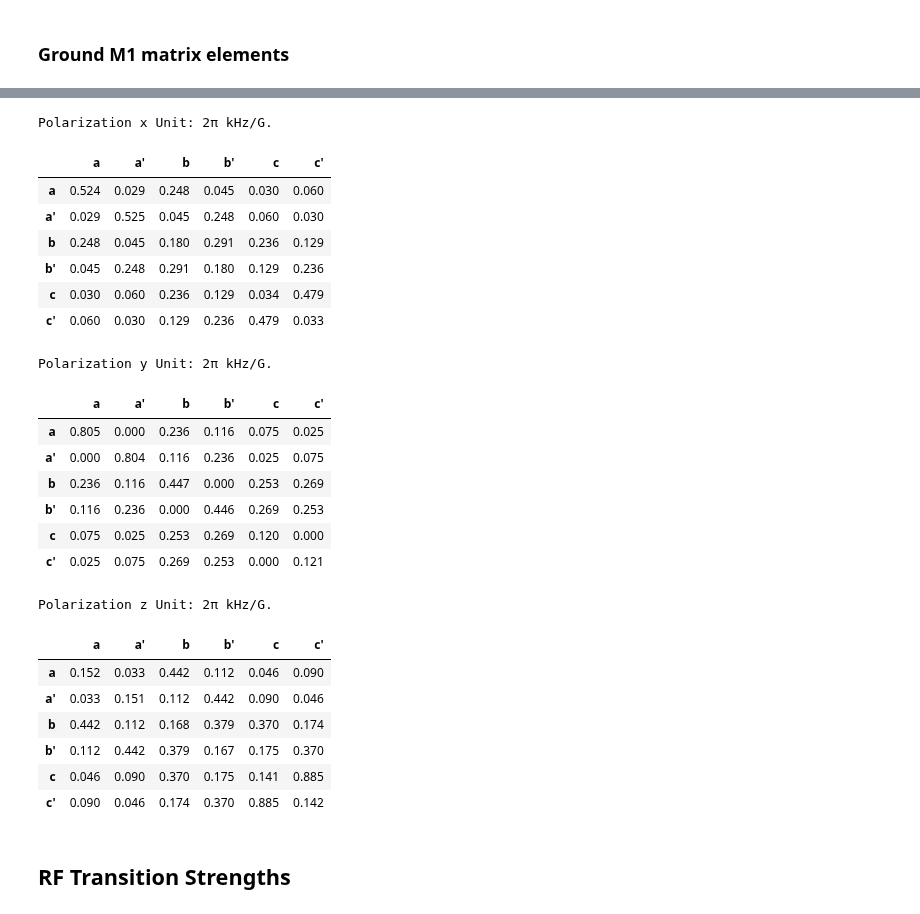
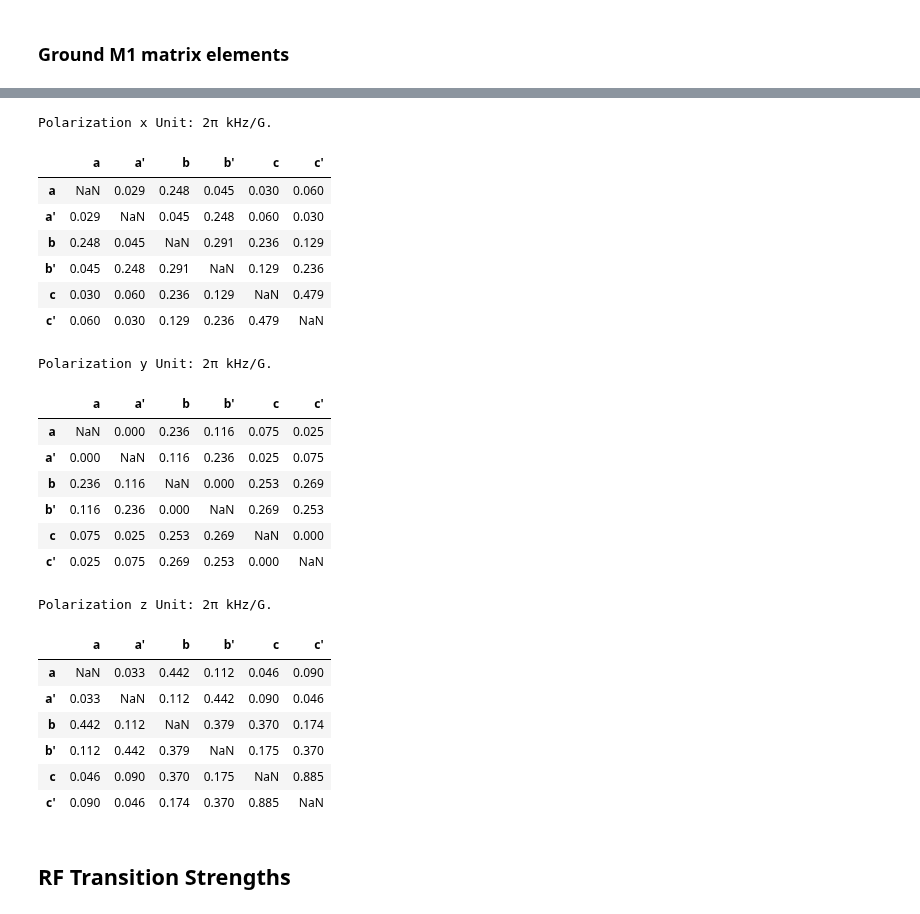
Before and after one commit to vuthalab/onix, a Jupyter notebook: analysis/calculations/transition_matrix_elements.ipynb, the cells around one changed output, grey strips where cells are left out. Drawn from its saved outputs; the diff is of its cells as text; code cells hidden in the pictures.

```diff
--- a/analysis/calculations/transition_matrix_elements.ipynb
+++ b/analysis/calculations/transition_matrix_elements.ipynb
@@ -137,18 +178,3 @@ display(df)
 | a' | 0.031 | 0.001 | 0.129 | 0.041 | 0.477 | 0.321 |
 # %% [markdown]
 ### Ground M1 matrix elements
-# %%
-M1_elements = ground.m1_elements()
-table = {}
-for kk, polarization in enumerate(["σ+", "σ-", "π"]):
-    for g_state in ground.states:
-        table[g_state] = {}
-        for g_state_1 in ground.states:
-            MHz_per_T_to_kHz_per_G = 1e6 / (1e3 / 1e-4)
-            table[g_state][g_state_1] = abs(M1_elements[kk][g_state][g_state_1] * MHz_per_T_to_kHz_per_G)
-    print(f"Polarization: {polarization}. Unit: 2π kHz/G.")
-    df = pd.DataFrame(table)
-    pd.options.display.float_format = "{:.3f}".format
-    display(df)
-    #print_table(table, ndecimals=3)
-    print()
@@ -180,58 +181,70 @@ Polarization: π. Unit: 2π kHz/G.
 # %%
+table = {}
+M1_elements = ground.m1_elements()
+MHz_per_T_to_kHz_per_G = 1e6 / (1e3 / 1e-4)
 # x
 for g_state in ground.states:
     table[g_state] = {}
     for g_state_1 in ground.states:
-        table[g_state][g_state_1] = abs((M1_elements[0][g_state][g_state_1] + M1_elements[1][g_state][g_state_1]) * MHz_per_T_to_kHz_per_G)
+        if g_state == g_state_1:
+            table[g_state][g_state_1] = np.nan
+        else:
+            table[g_state][g_state_1] = abs((M1_elements[0][g_state][g_state_1] + M1_elements[1][g_state][g_state_1]) * MHz_per_T_to_kHz_per_G)
 print(f"Polarization x Unit: 2π kHz/G.")
 df = pd.DataFrame(table)
 pd.options.display.float_format = "{:.3f}".format
 display(df)
 
 # y
 for g_state in ground.states:
     table[g_state] = {}
     for g_state_1 in ground.states:
-        table[g_state][g_state_1] = abs(1j*(M1_elements[1][g_state][g_state_1] - M1_elements[0][g_state][g_state_1]) * MHz_per_T_to_kHz_per_G)
+        if g_state == g_state_1:
+            table[g_state][g_state_1] = np.nan
+        else:
+            table[g_state][g_state_1] = abs(1j*(M1_elements[1][g_state][g_state_1] - M1_elements[0][g_state][g_state_1]) * MHz_per_T_to_kHz_per_G)
 print(f"Polarization y Unit: 2π kHz/G.")
 df = pd.DataFrame(table)
 pd.options.display.float_format = "{:.3f}".format
 display(df)
 
 # z
 for g_state in ground.states:
     table[g_state] = {}
     for g_state_1 in ground.states:
-        table[g_state][g_state_1] = abs(M1_elements[2][g_state][g_state_1] * MHz_per_T_to_kHz_per_G)
+        if g_state == g_state_1:
+            table[g_state][g_state_1] = np.nan
+        else:
+            table[g_state][g_state_1] = abs(M1_elements[2][g_state][g_state_1] * MHz_per_T_to_kHz_per_G)
 print(f"Polarization z Unit: 2π kHz/G.")
 df = pd.DataFrame(table)
 pd.options.display.float_format = "{:.3f}".format
 display(df)
 # %% [output]
 Polarization x Unit: 2π kHz/G.
 |  | a | a' | b | b' | c | c' |
-| a | 0.524 | 0.029 | 0.248 | 0.045 | 0.030 | 0.060 |
-| a' | 0.029 | 0.525 | 0.045 | 0.248 | 0.060 | 0.030 |
-| b | 0.248 | 0.045 | 0.180 | 0.291 | 0.236 | 0.129 |
-| b' | 0.045 | 0.248 | 0.291 | 0.180 | 0.129 | 0.236 |
-| c | 0.030 | 0.060 | 0.236 | 0.129 | 0.034 | 0.479 |
-| c' | 0.060 | 0.030 | 0.129 | 0.236 | 0.479 | 0.033 |
+| a | NaN | 0.029 | 0.248 | 0.045 | 0.030 | 0.060 |
+| a' | 0.029 | NaN | 0.045 | 0.248 | 0.060 | 0.030 |
+| b | 0.248 | 0.045 | NaN | 0.291 | 0.236 | 0.129 |
+| b' | 0.045 | 0.248 | 0.291 | NaN | 0.129 | 0.236 |
+| c | 0.030 | 0.060 | 0.236 | 0.129 | NaN | 0.479 |
+| c' | 0.060 | 0.030 | 0.129 | 0.236 | 0.479 | NaN |
 Polarization y Unit: 2π kHz/G.
 |  | a | a' | b | b' | c | c' |
-| a | 0.805 | 0.000 | 0.236 | 0.116 | 0.075 | 0.025 |
-| a' | 0.000 | 0.804 | 0.116 | 0.236 | 0.025 | 0.075 |
-| b | 0.236 | 0.116 | 0.447 | 0.000 | 0.253 | 0.269 |
-| b' | 0.116 | 0.236 | 0.000 | 0.446 | 0.269 | 0.253 |
-| c | 0.075 | 0.025 | 0.253 | 0.269 | 0.120 | 0.000 |
-| c' | 0.025 | 0.075 | 0.269 | 0.253 | 0.000 | 0.121 |
+| a | NaN | 0.000 | 0.236 | 0.116 | 0.075 | 0.025 |
+| a' | 0.000 | NaN | 0.116 | 0.236 | 0.025 | 0.075 |
+| b | 0.236 | 0.116 | NaN | 0.000 | 0.253 | 0.269 |
+| b' | 0.116 | 0.236 | 0.000 | NaN | 0.269 | 0.253 |
+| c | 0.075 | 0.025 | 0.253 | 0.269 | NaN | 0.000 |
+| c' | 0.025 | 0.075 | 0.269 | 0.253 | 0.000 | NaN |
 Polarization z Unit: 2π kHz/G.
 |  | a | a' | b | b' | c | c' |
-| a | 0.152 | 0.033 | 0.442 | 0.112 | 0.046 | 0.090 |
-| a' | 0.033 | 0.151 | 0.112 | 0.442 | 0.090 | 0.046 |
-| b | 0.442 | 0.112 | 0.168 | 0.379 | 0.370 | 0.174 |
-| b' | 0.112 | 0.442 | 0.379 | 0.167 | 0.175 | 0.370 |
-| c | 0.046 | 0.090 | 0.370 | 0.175 | 0.141 | 0.885 |
-| c' | 0.090 | 0.046 | 0.174 | 0.370 | 0.885 | 0.142 |
+| a | NaN | 0.033 | 0.442 | 0.112 | 0.046 | 0.090 |
+| a' | 0.033 | NaN | 0.112 | 0.442 | 0.090 | 0.046 |
+| b | 0.442 | 0.112 | NaN | 0.379 | 0.370 | 0.174 |
+| b' | 0.112 | 0.442 | 0.379 | NaN | 0.175 | 0.370 |
+| c | 0.046 | 0.090 | 0.370 | 0.175 | NaN | 0.885 |
+| c' | 0.090 | 0.046 | 0.174 | 0.370 | 0.885 | NaN |
 # %% [markdown]
 ## RF Transition Strengths
 # %%
```
Also changed, not shown: parts of 9 cells of this notebook, 1 other file.
